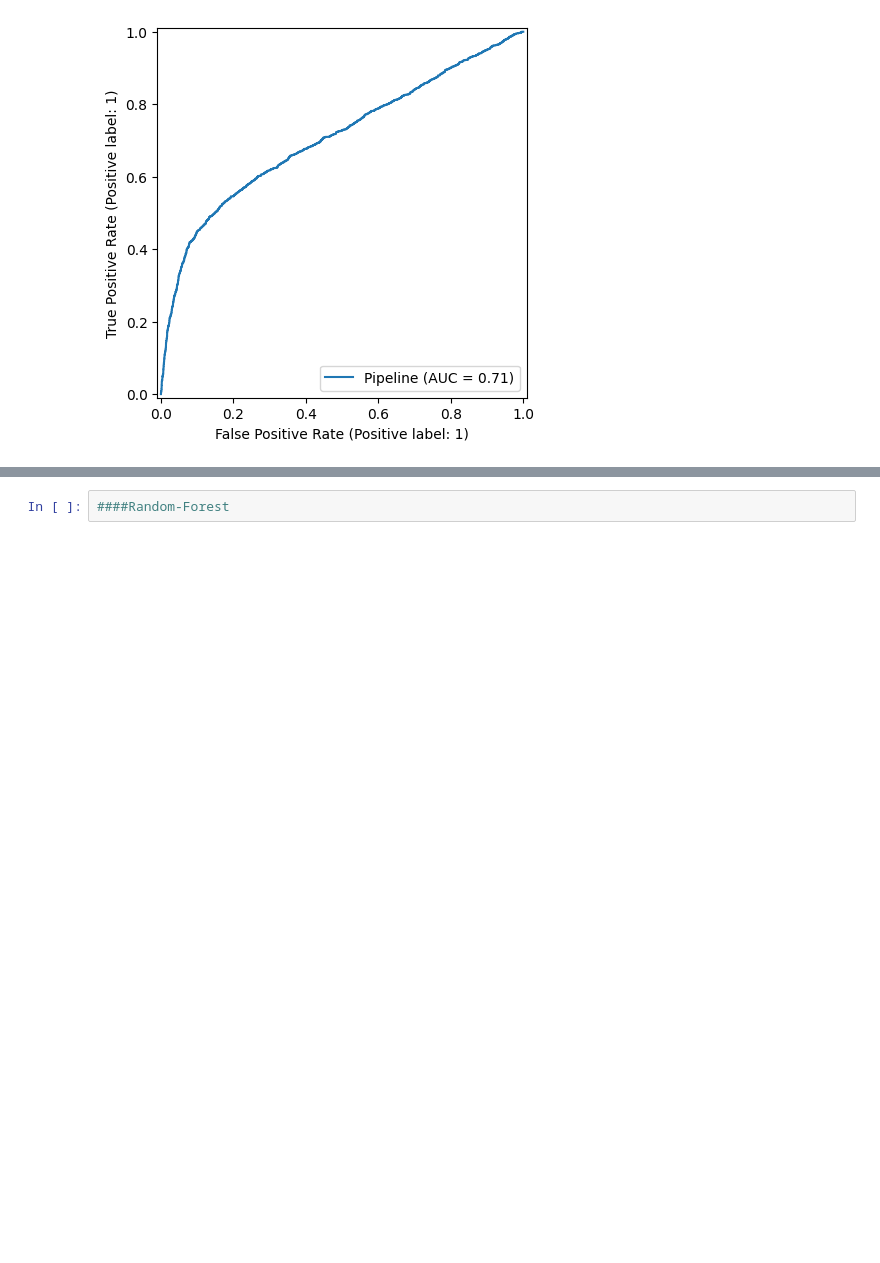
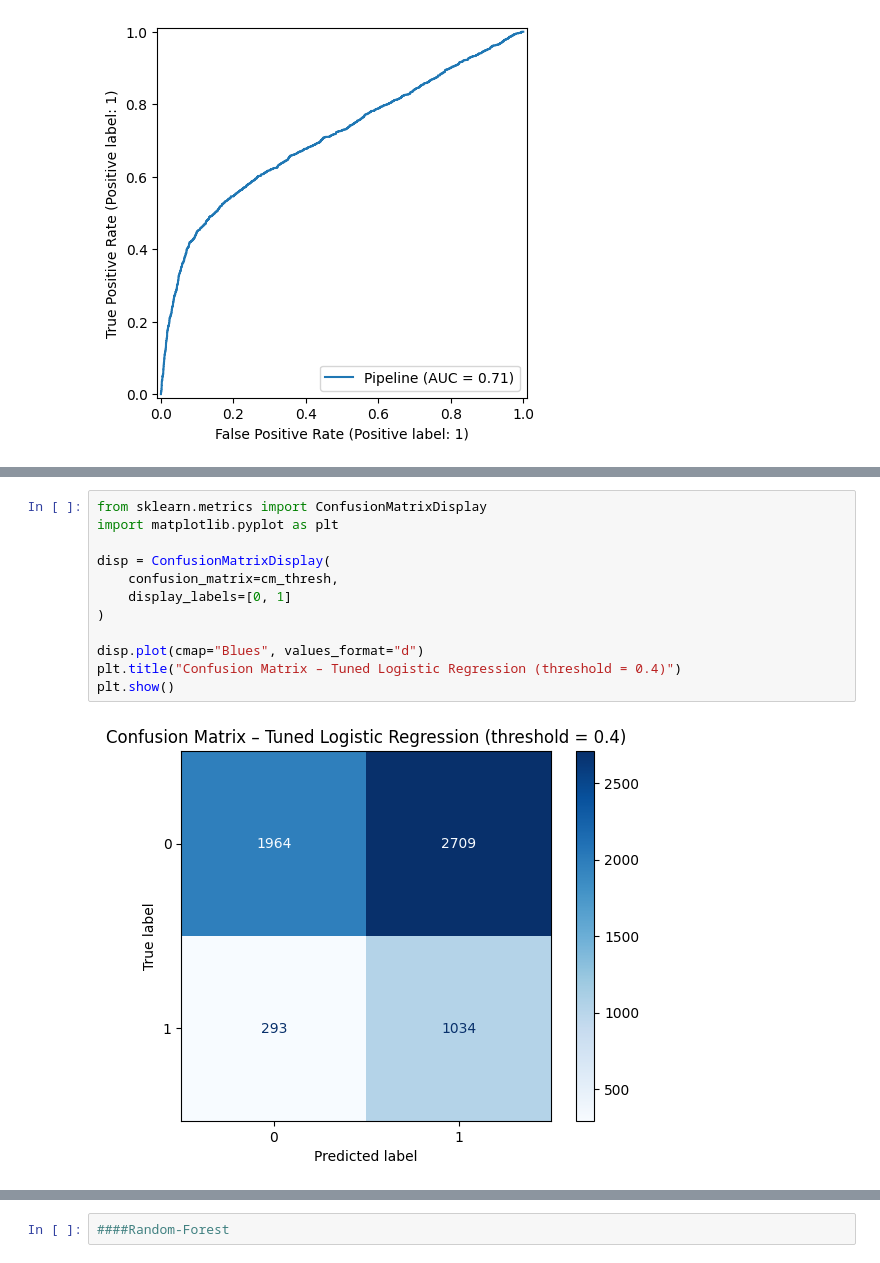
Before and after one commit to KOCCENG/ml-credit-risk-prediction, a Jupyter notebook: ml-credit-risk-prediction.ipynb, the cells around one changed output, grey strips where cells are left out. Saved outputs shown, nothing was run; the diff lists cells and outputs as text; blank space fills up the shorter version.

```diff
--- a/ml-credit-risk-prediction.ipynb
+++ b/ml-credit-risk-prediction.ipynb
@@ -229,0 +277,14 @@ plt.show()
+# %%
+from sklearn.metrics import ConfusionMatrixDisplay
+import matplotlib.pyplot as plt
+
+disp = ConfusionMatrixDisplay(
+    confusion_matrix=cm_thresh,
+    display_labels=[0, 1]
+)
+
+disp.plot(cmap="Blues", values_format="d")
+plt.title("Confusion Matrix – Tuned Logistic Regression (threshold = 0.4)")
+plt.show()
+# %% [output]
+[figure, added]
```
Also changed, not shown: parts of 20 cells of this notebook.
